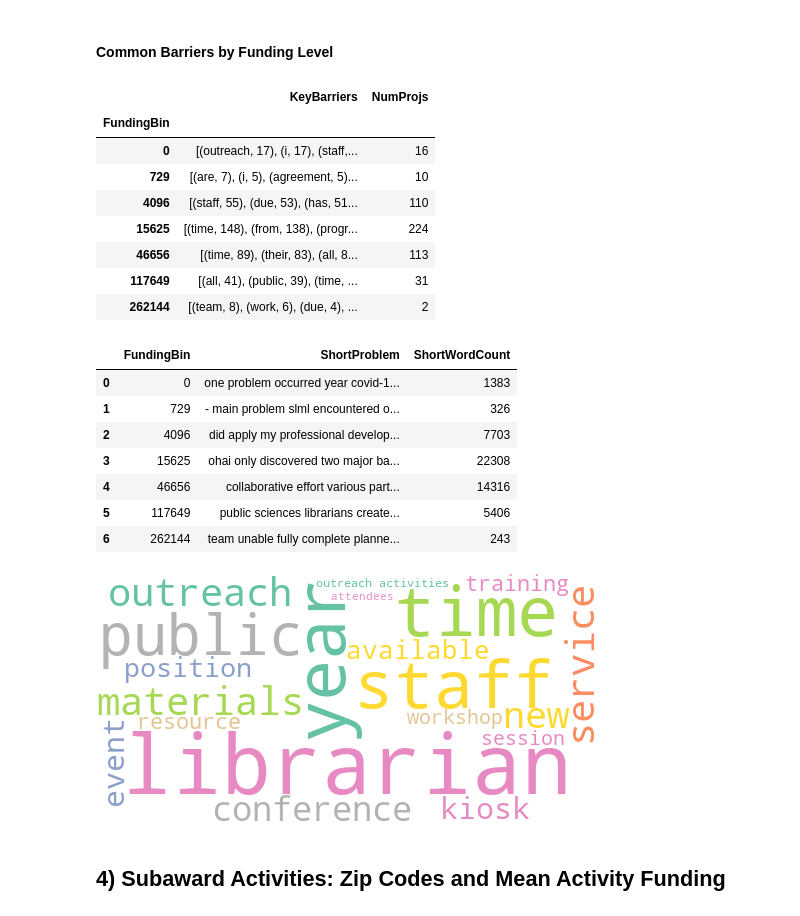
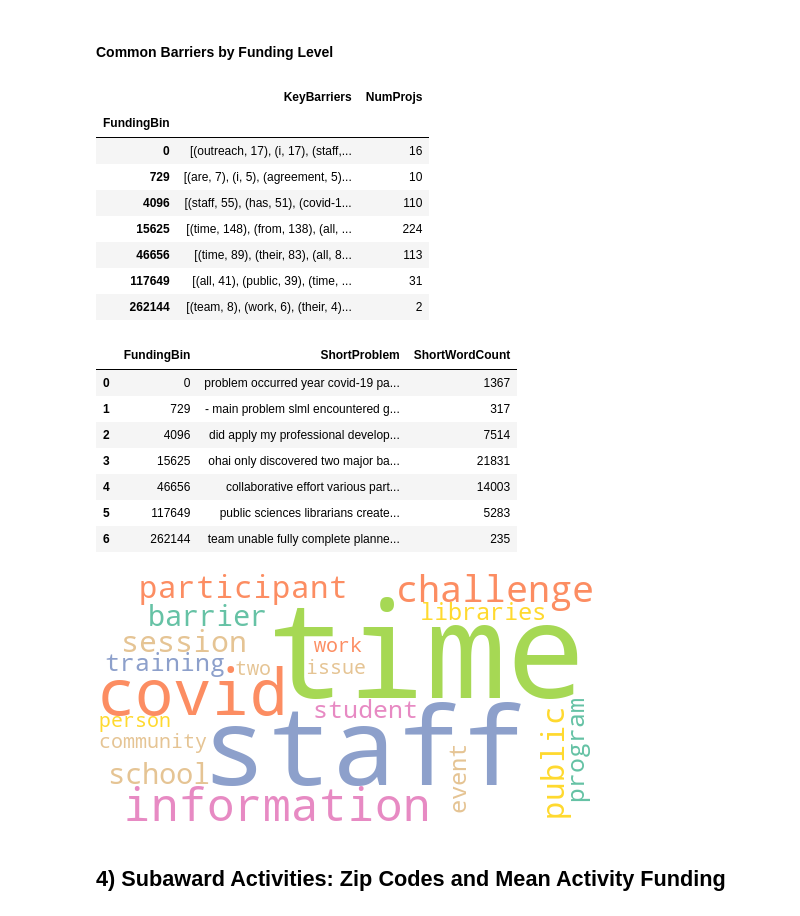
Before and after one commit to rachelfuu/nec-internship-project, a Jupyter notebook: NCDS-Project-Clean.ipynb, the cells around one changed output. Cells and saved outputs as stored; diff of their text form; code cells hidden in the pictures.

```diff
--- a/NCDS-Project-Clean.ipynb
+++ b/NCDS-Project-Clean.ipynb
@@ -287,7 +301,7 @@ sub_proj_unique.sort_values("MeanFunding").head()
 # Cleaning Function
 
 def cleaner(newcol):
-    """takes a column from a dataframe and cleans character and space formatting.
+    """takes a column from a dataframe and cleans character and space formatting. removes the words program and project.
     leaves words, spaces, and most punctuations"""
 
     # Convert to strings because of hidden non-characters
@@ -313,6 +327,10 @@ def cleaner(newcol):
     newcol = \
     newcol.map(lambda x: re.sub(r'(\-\s|\s\-)', ' ', x))
 
+     # Remove program, project
+    newcol = \
+    newcol.map(lambda x: re.sub(r'\bprogram\b|\bproject\b', ' ', x))
+
     # Remove the white spaces that are leading and trailing
     newcol = \
     newcol.map(lambda x: x.strip())
@@ -586,14 +682,16 @@ all_keys
 # %%
 def cloud_gen(bin_num, df, col):
 
-    """generates a word cloud for the specific funding bin."""
+    """generates a word cloud for the specific funding bin, with max words according to number of projects"""
 
     barriers_num = ' '.join(list(df[df['FundingBin'] == bin_num][col].values))
 
+    num_proj = df[df['FundingBin'] == bin_num]['NumberProjects'].item()
+
     return (WordCloud(background_color="white",
-                max_words=20,
+                max_words= int(num_proj),
                 contour_width=3,
                 contour_color='red',
-                colormap = 'Set1',
+                colormap = 'Dark2',
                 scale = 1).generate(barriers_num).to_image())
 # %%
@@ -653,7 +751,8 @@ def drop_words(text, comlist):
     return (' '.join(w for w in text.split() if not w in to_drop))
 # %%
 #list of common terms in overall barriers, mostly filler words
-bar_filler = common_list(bar_and_fund['CleanProblems'], 26)
+bar_filler = common_list(bar_and_fund['CleanProblems'], 25)
+bar_filler.extend(['one', 'able', 'due', 'first', 'many'])
 
 bar_filler
 # %% [output]
@@ -723,11 +832,11 @@ unique_bar
 | FundingBin |  |  |
 | 0 | [(outreach, 17), (i, 17), (staff,... | 16 |
 | 729 | [(are, 7), (i, 5), (agreement, 5)... | 10 |
-| 4096 | [(staff, 55), (due, 53), (has, 51... | 110 |
-| 15625 | [(time, 148), (from, 138), (progr... | 224 |
+| 4096 | [(staff, 55), (has, 51), (covid-1... | 110 |
+| 15625 | [(time, 148), (from, 138), (all, ... | 224 |
 | 46656 | [(time, 89), (their, 83), (all, 8... | 113 |
 | 117649 | [(all, 41), (public, 39), (time, ... | 31 |
-| 262144 | [(team, 8), (work, 6), (due, 4), ... | 2 |
+| 262144 | [(team, 8), (work, 6), (their, 4)... | 2 |
 # %%
 pd.reset_option('display.max_colwidth')
 # %%
@@ -740,30 +849,32 @@ all_bar["ShortWordCount"] = all_bar["ShortProblem"].apply(str.count, args = (" "
 all_bar
 # %% [output]
 |  | FundingBin | ShortProblem | ShortWordCount |
-| 0 | 0 | one problem occurred year covid-1... | 1383 |
-| 1 | 729 | - main problem slml encountered o... | 326 |
-| 2 | 4096 | did apply my professional develop... | 7703 |
-| 3 | 15625 | ohai only discovered two major ba... | 22308 |
-| 4 | 46656 | collaborative effort various part... | 14316 |
-| 5 | 117649 | public sciences librarians create... | 5406 |
-| 6 | 262144 | team unable fully complete planne... | 243 |
+| 0 | 0 | problem occurred year covid-19 pa... | 1367 |
+| 1 | 729 | - main problem slml encountered g... | 317 |
+| 2 | 4096 | did apply my professional develop... | 7514 |
+| 3 | 15625 | ohai only discovered two major ba... | 21831 |
+| 4 | 46656 | collaborative effort various part... | 14003 |
+| 5 | 117649 | public sciences librarians create... | 5283 |
+| 6 | 262144 | team unable fully complete planne... | 235 |
 # %%
 def cloud_gen(bin_num, df, col):
 
-    """generates a word cloud for the specific funding bin"""
+    """generates a word cloud for the specific funding bin
 
+    fill in fundingbin value for binnum
+    """
     barriers_num = ','.join(list(df[df['FundingBin'] == bin_num][col].values))
 
     return (WordCloud(background_color="white",
               max_words=20,
               contour_width=3,
               contour_color='red',
               colormap = 'Set2',
               width = 500,
               height = 250).generate(barriers_num).to_image())
 
-cloud_gen(0, all_bar, 'ShortProblem')
+cloud_gen(46656, all_bar, 'ShortProblem')
 # %% [output]
-[figure, old version]
+[figure, new version]
 # %% [markdown]
 ## 4) Subaward Activities: Zip Codes and Mean Activity Funding
```
Also changed, not shown: parts of 31 cells of this notebook.
